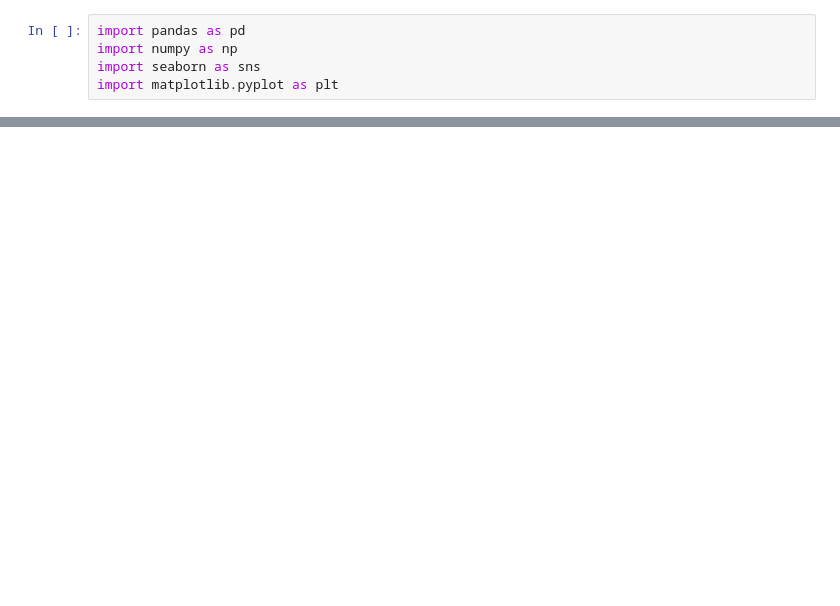
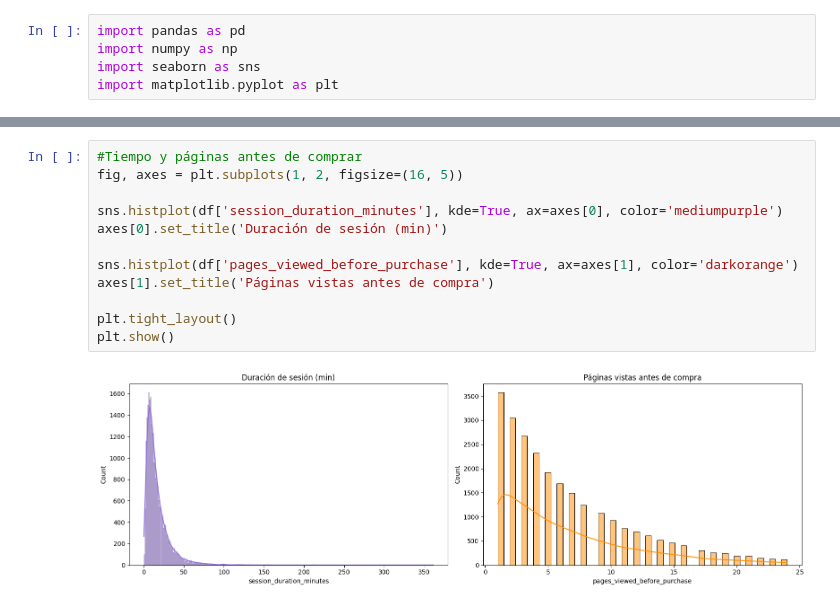
Before and after one commit to Iza-JLO/Proyecto_Ecommerce_Behavior, a Jupyter notebook: src/eda.ipynb, the cells around one changed output, grey strips where cells are left out. Drawn from its saved outputs; the diff is of its cells as text; blank space fills up the shorter version.

```diff
--- a/src/eda.ipynb
+++ b/src/eda.ipynb
@@ -35,0 +118,14 @@ Name: count, dtype: int64
+# %%
+#Tiempo y páginas antes de comprar
+fig, axes = plt.subplots(1, 2, figsize=(16, 5))
+
+sns.histplot(df['session_duration_minutes'], kde=True, ax=axes[0], color='mediumpurple')
+axes[0].set_title('Duración de sesión (min)')
+
+sns.histplot(df['pages_viewed_before_purchase'], kde=True, ax=axes[1], color='darkorange')
+axes[1].set_title('Páginas vistas antes de compra')
+
+plt.tight_layout()
+plt.show()
+# %% [output]
+[figure, added]
```
Also changed, not shown: parts of 9 cells of this notebook, 3 other files.
